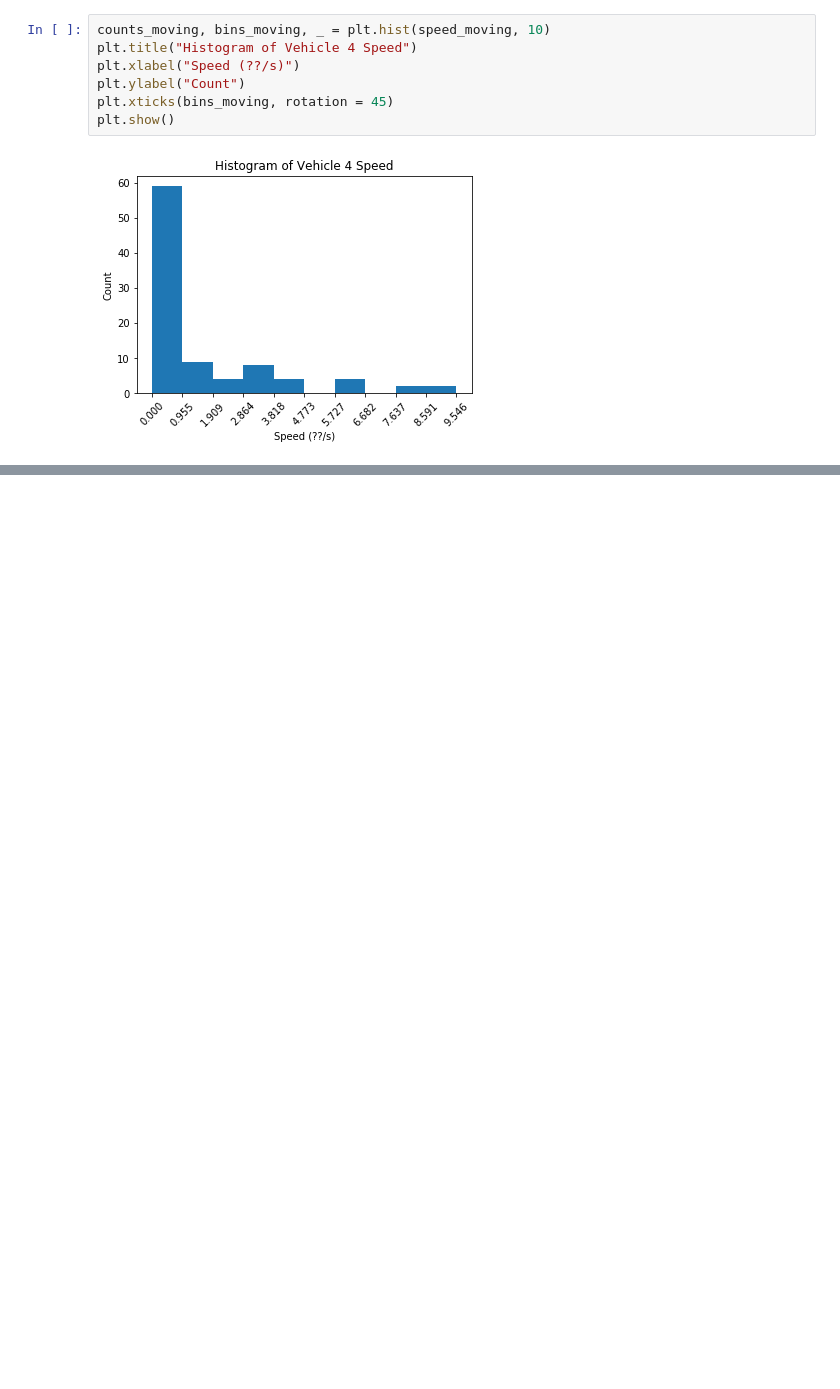
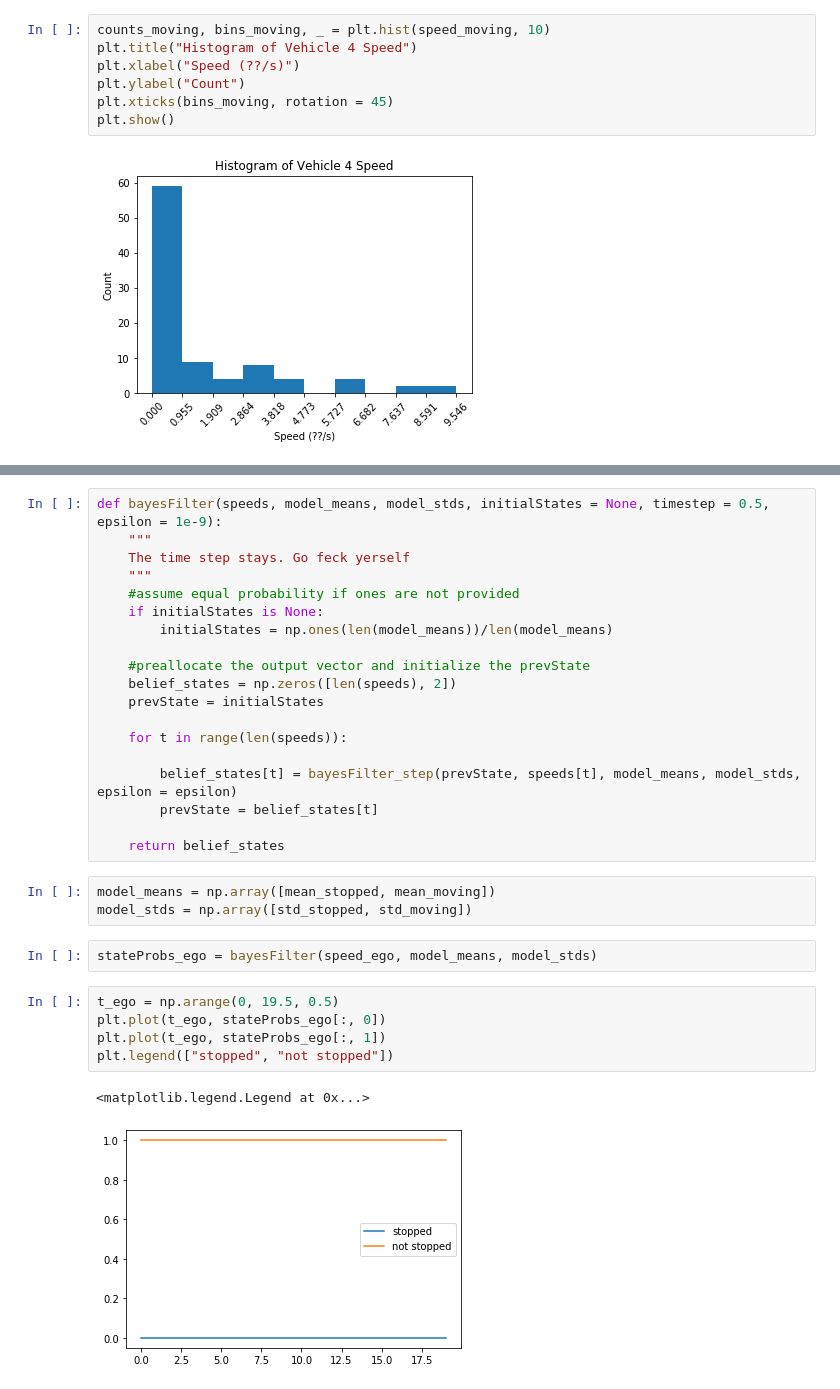
Before and after one commit to clylau/E205_HW2, a Jupyter notebook: hw2.ipynb, the cells around one changed output, grey strips where cells are left out. Saved outputs shown, nothing was run; the diff lists cells and outputs as text; blank space fills up the shorter version.

```diff
--- a/hw2.ipynb
+++ b/hw2.ipynb
@@ -422,0 +511,32 @@ plt.show()
+# %%
+def bayesFilter(speeds, model_means, model_stds, initialStates = None, timestep = 0.5, epsilon = 1e-9):
+    """
+    The time step stays. Go feck yerself
+    """
+    #assume equal probability if ones are not provided
+    if initialStates is None:
+        initialStates = np.ones(len(model_means))/len(model_means)
+
+    #preallocate the output vector and initialize the prevState
+    belief_states = np.zeros([len(speeds), 2])
+    prevState = initialStates
+
+    for t in range(len(speeds)):
+
+        belief_states[t] = bayesFilter_step(prevState, speeds[t], model_means, model_stds, epsilon = epsilon)
+        prevState = belief_states[t]
+
+    return belief_states
+# %%
+model_means = np.array([mean_stopped, mean_moving])
+model_stds = np.array([std_stopped, std_moving])
+# %%
+stateProbs_ego = bayesFilter(speed_ego, model_means, model_stds)
+# %%
+t_ego = np.arange(0, 19.5, 0.5)
+plt.plot(t_ego, stateProbs_ego[:, 0])
+plt.plot(t_ego, stateProbs_ego[:, 1])
+plt.legend(["stopped", "not stopped"])
+# %% [output]
+<matplotlib.legend.Legend at 0x...>
+[figure, added]
```
Also changed, not shown: parts of 21 cells of this notebook.
